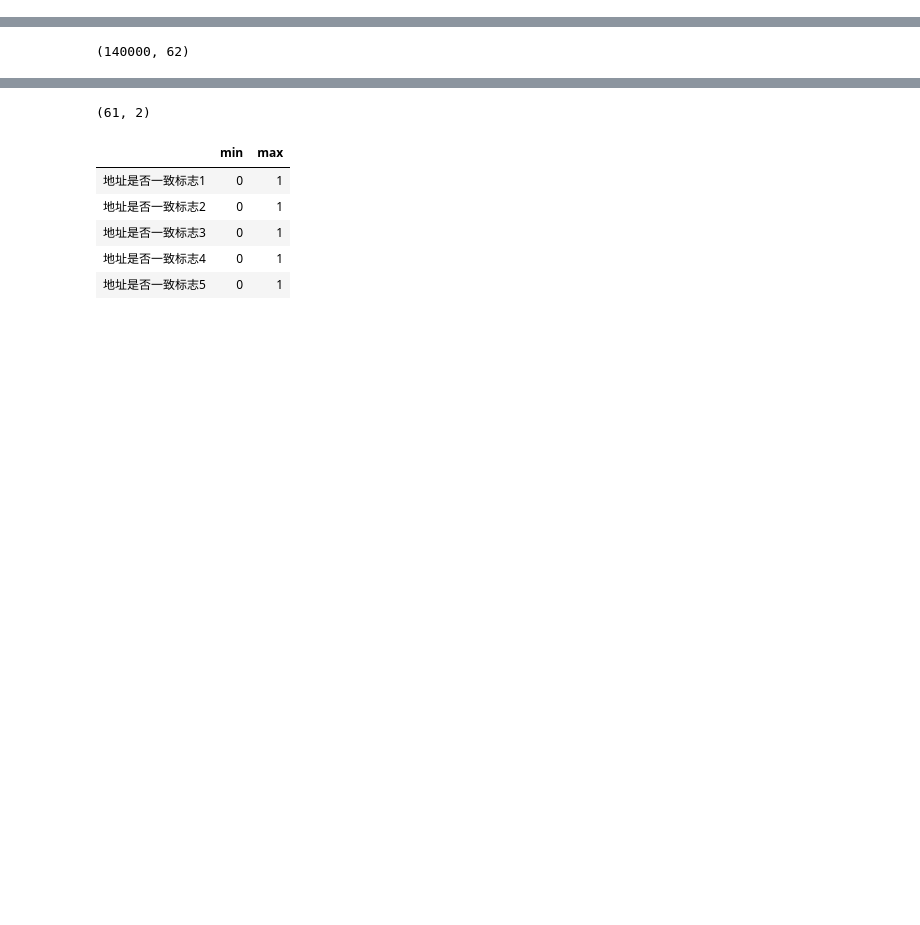
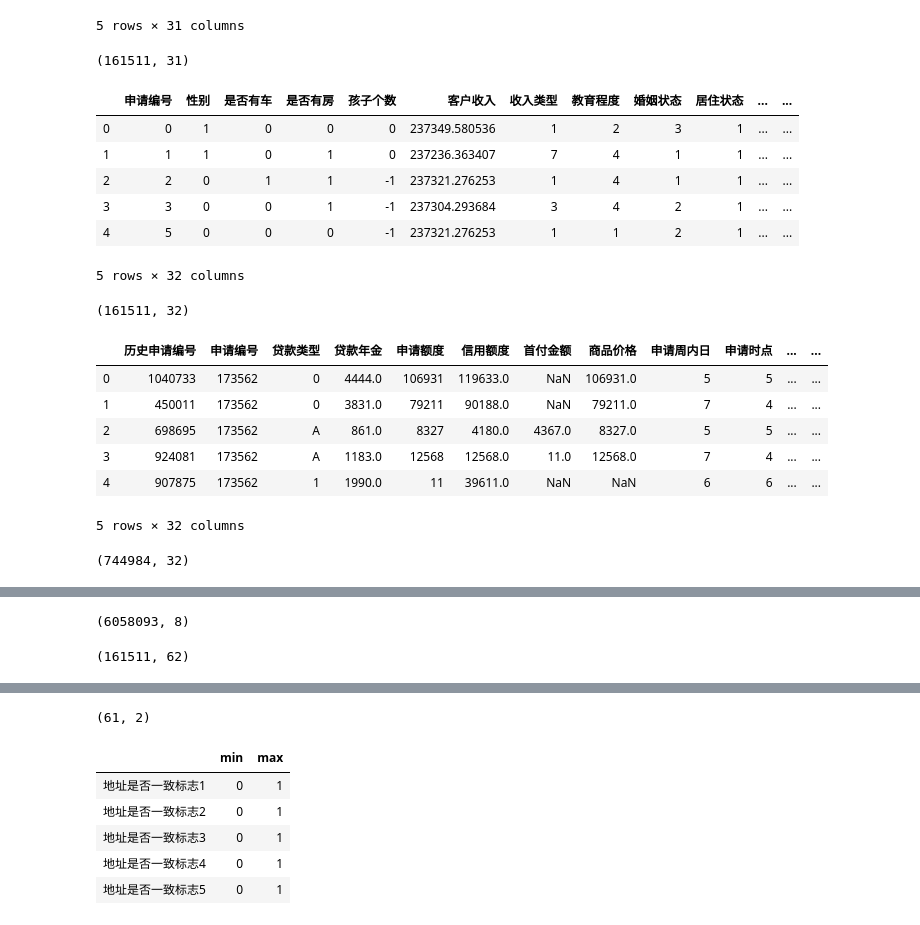
Before and after one commit to boyang-li/the-mission-cup, a Jupyter notebook: 1_feature_engineering.ipynb, the cells around one changed output, grey strips where cells are left out. Cells and saved outputs as stored; diff of their text form; code cells hidden in the pictures; blank space fills up the shorter version.

Commit message:
train + A

```diff
--- a/1_feature_engineering.ipynb
+++ b/1_feature_engineering.ipynb
@@ -11,28 +11,43 @@ import os
 #### load data files ###
 
 # Change file name prefix here and you are good to go:D
-prefix = "train_"
+# prefix = "train_"
 # prefix = "A_"
 
 # Generate data file name list
 file_names = ["Application.csv","Personas.csv","History_Application.csv","History_Payment.csv"]
-for idx, val in enumerate(file_names):
-    file_names[idx] = prefix + val
+# for idx, val in enumerate(file_names):
+#     file_names[idx] = prefix + val
 
 # load data files
-d1 = pd.read_csv('./data/' + file_names[0])
-d2 = pd.read_csv('./data/' + file_names[1])
-d3 = pd.read_csv('./data/' + file_names[2])
-d4 = pd.read_csv('./data/' + file_names[3])
+prefix = "train_"
+d01 = pd.read_csv(f'./data/{prefix}{file_names[0]}')
+d02 = pd.read_csv(f'./data/{prefix}{file_names[1]}')
+d03 = pd.read_csv(f'./data/{prefix}{file_names[2]}')
+d04 = pd.read_csv(f'./data/{prefix}{file_names[3]}')
+prefix = "A_"
+# load data files
+d05 = pd.read_csv(f'./data/{prefix}{file_names[0]}')
+d06 = pd.read_csv(f'./data/{prefix}{file_names[1]}')
+d07 = pd.read_csv(f'./data/{prefix}{file_names[2]}')
+d08 = pd.read_csv(f'./data/{prefix}{file_names[3]}')
 
-# d1.head()
-# d1.shape
+# Concat
+d1 = pd.concat([d01, d05], axis=0)
+d2 = pd.concat([d02, d06], axis=0)
+d3 = pd.concat([d03, d07], axis=0)
+d4 = pd.concat([d04, d08], axis=0)
 
-# d2.head()
-# d2.shape
 
-# d3.head()
-# d3.shape
+d1.head()
+d1.shape
 
-# d4.head()
-# d4.shape
+d2.head()
+d2.shape
+
+d3.head()
+d3.shape
+
+d4.head()
+d4.shape
+# %% [output]
@@ -38,0 +60,18 @@ d4 = pd.read_csv('./data/' + file_names[3])
+5 rows × 31 columns
+(161511, 31)
+|  | 申请编号 | 性别 | 是否有车 | 是否有房 | 孩子个数 | 客户收入 | 收入类型 | 教育程度 | 婚姻状态 | 居住状态 | ... | ... |
+| 0 | 0 | 1 | 0 | 0 | 0 | 237349.580536 | 1 | 2 | 3 | 1 | ... | ... |
+| 1 | 1 | 1 | 0 | 1 | 0 | 237236.363407 | 7 | 4 | 1 | 1 | ... | ... |
+| 2 | 2 | 0 | 1 | 1 | -1 | 237321.276253 | 1 | 4 | 1 | 1 | ... | ... |
+| 3 | 3 | 0 | 0 | 1 | -1 | 237304.293684 | 3 | 4 | 2 | 1 | ... | ... |
+| 4 | 5 | 0 | 0 | 0 | -1 | 237321.276253 | 1 | 1 | 2 | 1 | ... | ... |
+5 rows × 32 columns
+(161511, 32)
+|  | 历史申请编号 | 申请编号 | 贷款类型 | 贷款年金 | 申请额度 | 信用额度 | 首付金额 | 商品价格 | 申请周内日 | 申请时点 | ... | ... |
+| 0 | 1040733 | 173562 | 0 | 4444.0 | 106931 | 119633.0 | NaN | 106931.0 | 5 | 5 | ... | ... |
+| 1 | 450011 | 173562 | 0 | 3831.0 | 79211 | 90188.0 | NaN | 79211.0 | 7 | 4 | ... | ... |
+| 2 | 698695 | 173562 | A | 861.0 | 8327 | 4180.0 | 4367.0 | 8327.0 | 5 | 5 | ... | ... |
+| 3 | 924081 | 173562 | A | 1183.0 | 12568 | 12568.0 | 11.0 | 12568.0 | 7 | 4 | ... | ... |
+| 4 | 907875 | 173562 | 1 | 1990.0 | 11 | 39611.0 | NaN | NaN | 6 | 6 | ... | ... |
+5 rows × 32 columns
+(744984, 32)
@@ -38,0 +84 @@ d4 = pd.read_csv('./data/' + file_names[3])
+(6058093, 8)
@@ -42,7 +97,7 @@ uid = '申请编号'
 d12 = pd.merge(d1, d2, how='inner', on=uid)
 d12.shape
 # %% [output]
-(140000, 62)
+(161511, 62)
 # %%
 ### d12 Outlier：Get ###
 low = .01
```
Also changed, not shown: parts of 11 cells of this notebook, 1 other file.
